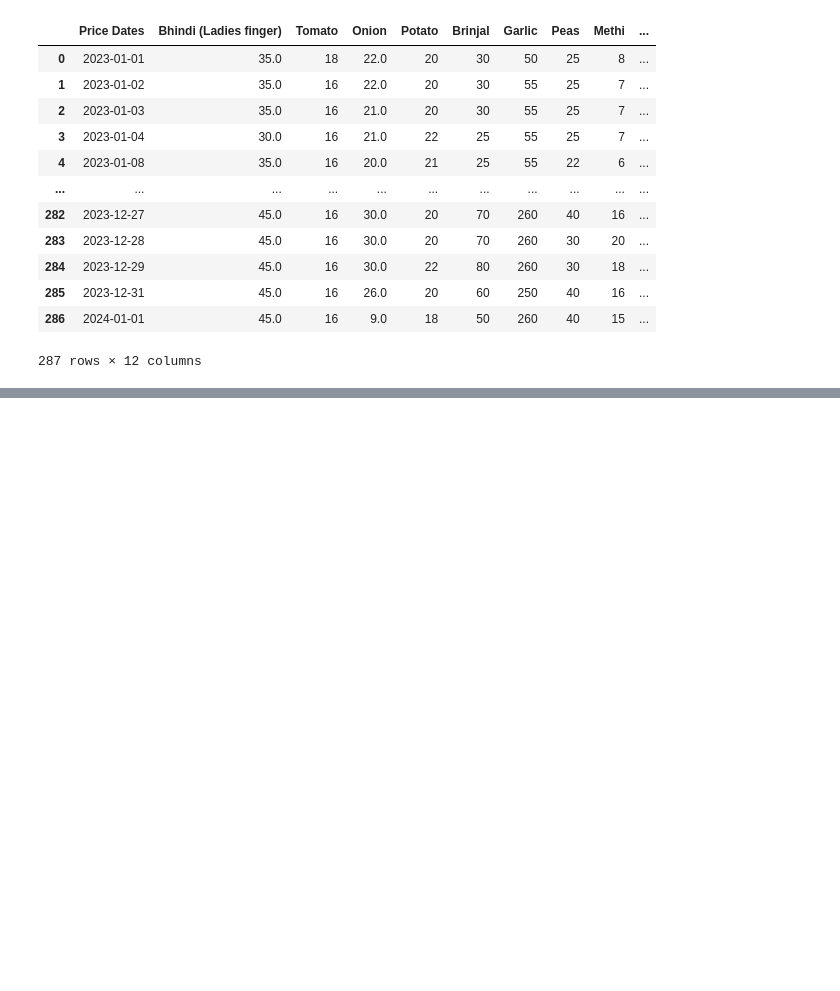
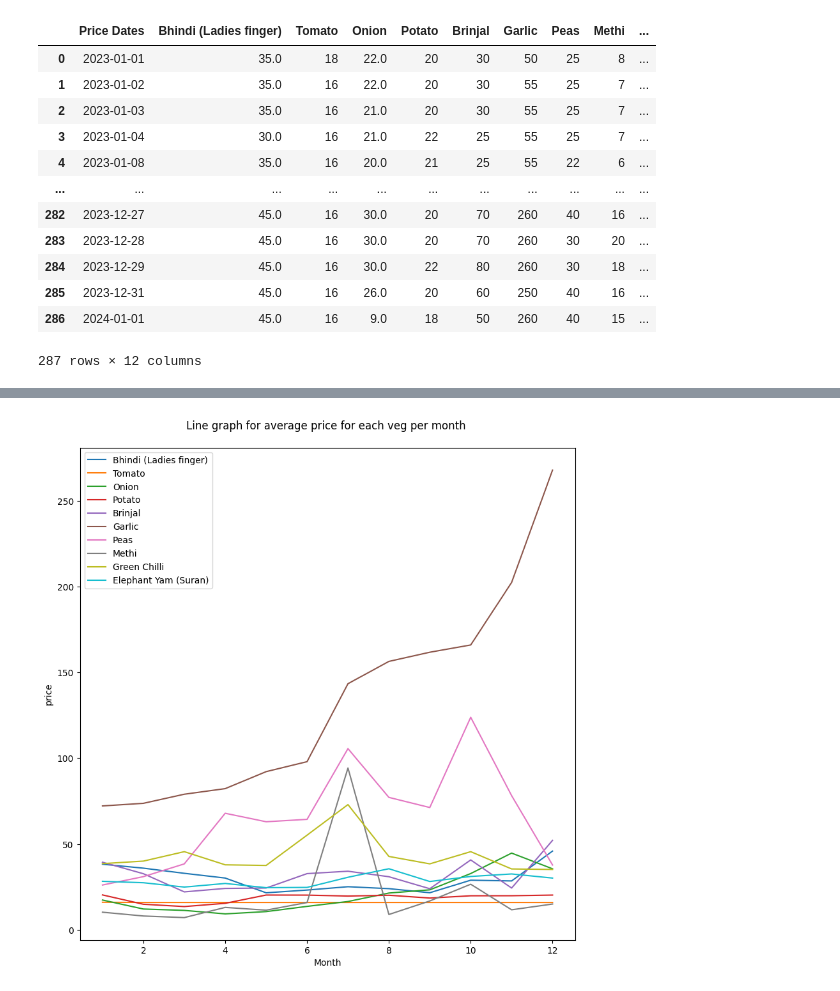
Before and after one commit to VuyiswaN/group5_vegetable_analysis, a Jupyter notebook: vegetable_price_analysis.ipynb, the cells around one changed output, grey strips where cells are left out. Drawn from its saved outputs; the diff is of its cells as text; code cells hidden in the pictures; blank space fills up the shorter version.

```diff
--- a/vegetable_price_analysis.ipynb
+++ b/vegetable_price_analysis.ipynb
@@ -214,0 +243,22 @@ mean_month = df.groupby('Month').mean(numeric_only=True)
+# %%
+mean_month = df.groupby('Month').mean(numeric_only=True)
+
+ax = sorted(list(mean_month.index))
+y_ax = mean_month.select_dtypes('number')
+
+# Plot the line graph.
+#for i, txt in enumerate(y_ax):
+    #plt.annotate(f"${txt}", (ax[i], y_ax[i]), textcoords="offset points", xytext=(0,5), ha='center')
+plt.figure(figsize=(10, 10))
+plt.plot(ax, y_ax)
+plt.legend(mean_month.columns)
+
+
+# Set axis and graph titles.
+plt.xlabel('Month')
+plt.ylabel('price')
+plt.title('Line graph for average price for each veg per month \n')
+
+plt.show()
+# %% [output]
+[figure, added]
```
Also changed, not shown: parts of 38 cells of this notebook.
